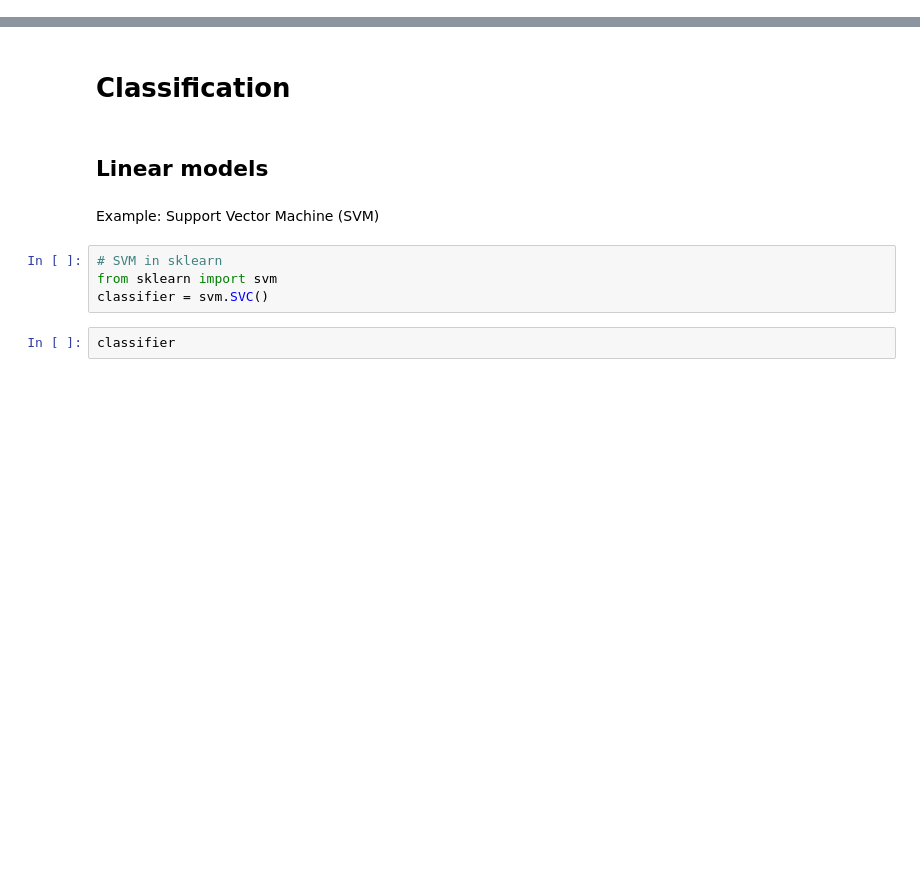
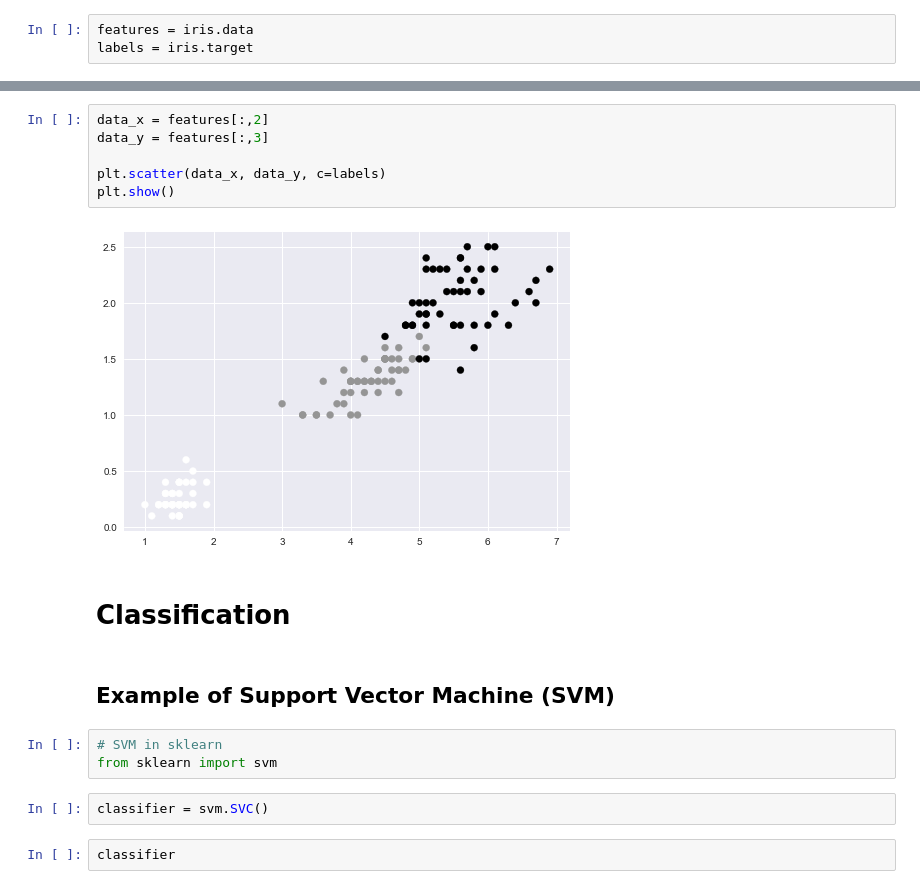
Before and after one commit to florisvanvugt/workshop4june2017, a Jupyter notebook: Introduction_Machine_Learning.ipynb, the cells around one changed output, grey strips where cells are left out. Cells and saved outputs as stored; diff of their text form; blank space fills up the shorter version.

```diff
--- a/Introduction_Machine_Learning.ipynb
+++ b/Introduction_Machine_Learning.ipynb
@@ -33,0 +52,3 @@ Sklearn API: http://scikit-learn.org/stable/modules/classes.html
+# %%
+features = iris.data
+labels = iris.target
@@ -34,13 +88,20 @@ Sklearn API: http://scikit-learn.org/stable/modules/classes.html
+# %%
+data_x = features[:,2]
+data_y = features[:,3]
+
+plt.scatter(data_x, data_y, c=labels)
+plt.show()
+# %% [output]
+[figure, added]
 # %% [markdown]
 # Classification
-# %% [markdown]
-## Linear models
 # %% [markdown]
-Example: Support Vector Machine (SVM)
+## Example of Support Vector Machine (SVM)
 # %%
 # SVM in sklearn
 from sklearn import svm
-classifier = svm.SVC()
+# %%
+classifier = svm.SVC()
 # %%
 classifier
 # %% [output]
```
Also changed, not shown: parts of 54 cells of this notebook.
